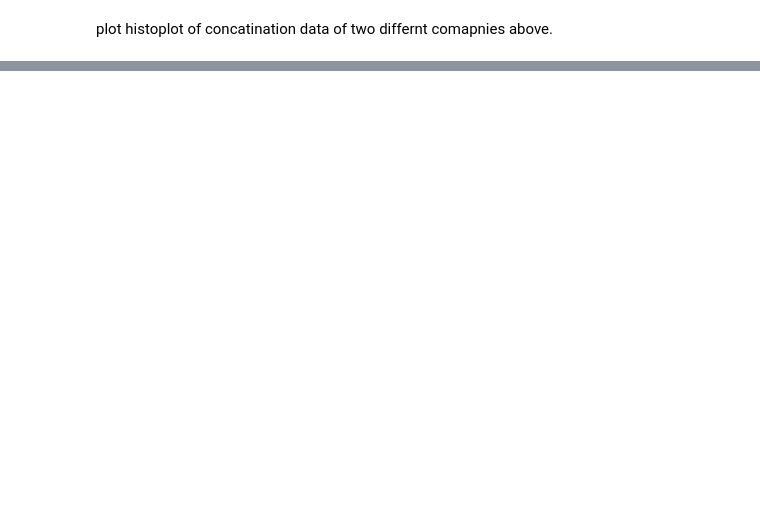
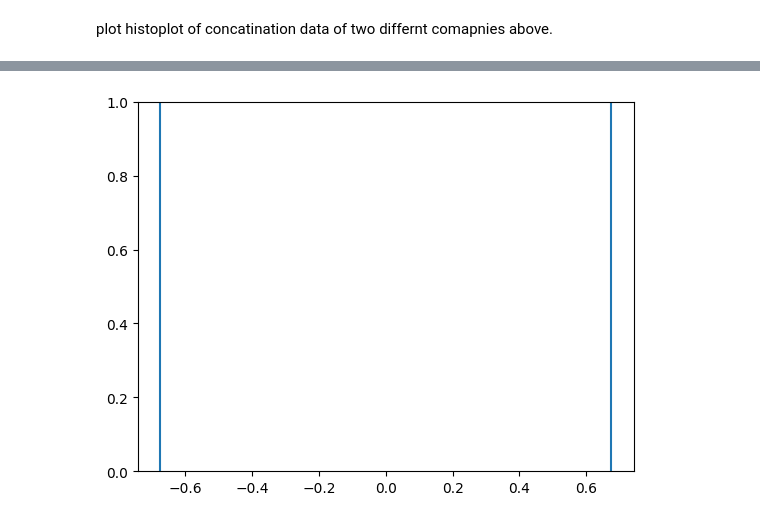
Before and after one commit to KARISHMA674/data-analytics., a Jupyter notebook: statspractice.ipynb, the cells around one changed output, grey strips where cells are left out. Saved outputs shown, nothing was run; the diff lists cells and outputs as text; code cells hidden in the pictures; blank space fills up the shorter version.

```diff
--- a/statspractice.ipynb
+++ b/statspractice.ipynb
@@ -530,0 +1247,15 @@ plt.show()
+# %%
+from scipy.stats import norm
+import numpy as np
+import matplotlib.pyplot as plt # Import matplotlib.pyplot
+z_statisctics=1.96  #z_statistics
+alpha=0.5  #significance level for two tail test
+x=np.linspace(-4,4,500)
+pdf=norm.pdf(x,0,1)  #mean=0,S.D=1 #probability density function-pdf
+plt.figure(figsize=(10,6))
+plt.plot(x,pdf,color='blue',label='STND')
+plt.title('z-test visualization')
+plt.xlabel('z_score')
+plt.ylabel('probability Density')
+plt.grid(True)
+plt.show() # Corrected typo from plt.shoow() to plt.show()
@@ -530,0 +1264,9 @@ plt.show()
+# %%
+#add critical region (two tailed test)
+critical_value_upper=norm.ppf(1-(alpha/2))
+critical_value_lower=norm.ppf(alpha/2)
+plt.axvline(critical_value_upper)
+plt.axvline(critical_value_lower)
+plt.show()
+# %% [output]
+[figure, added]
```
Also changed, not shown: parts of 89 cells of this notebook.
